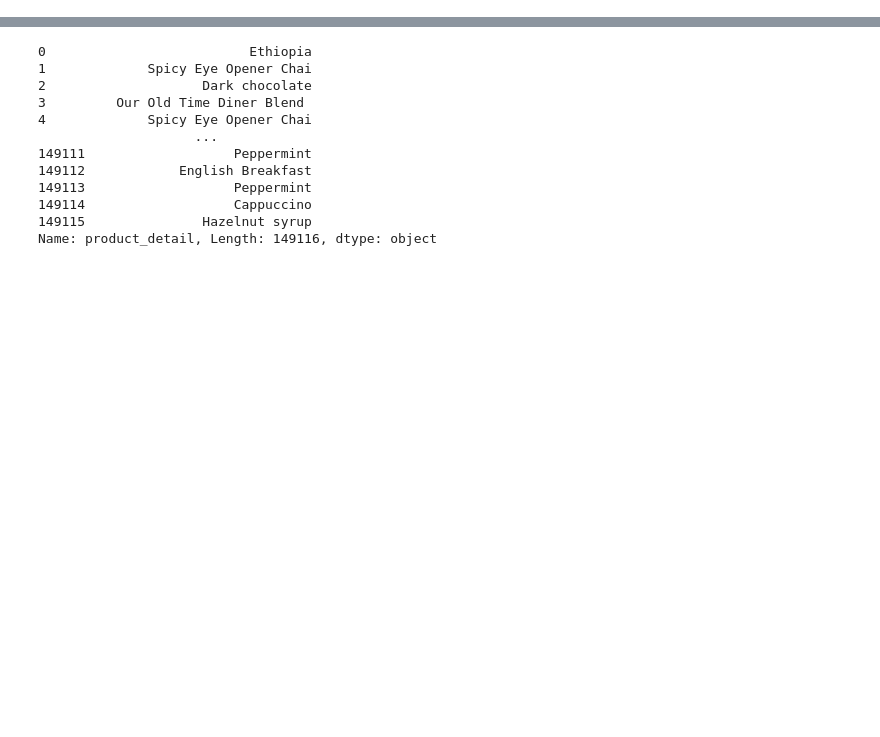
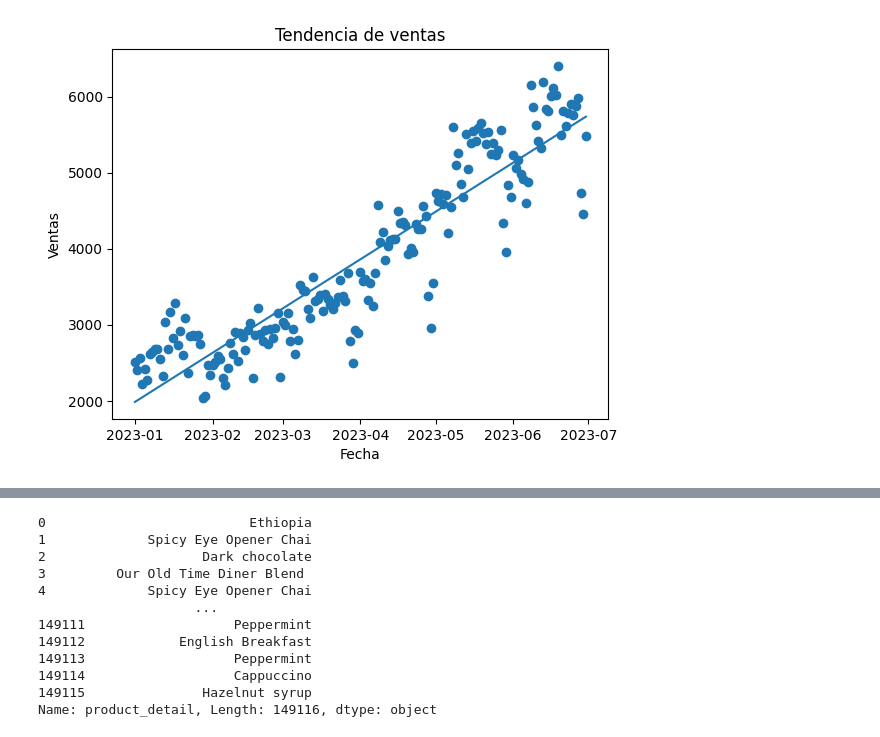
Before and after one commit to cinna-vk/Analisis-en-ventas-de-una-cafeteria, a Jupyter notebook: mineria_PIA.ipynb, the cells around one changed output, grey strips where cells are left out. Cells and saved outputs as stored; diff of their text form; code cells hidden in the pictures; blank space fills up the shorter version.

```diff
--- a/mineria_PIA.ipynb
+++ b/mineria_PIA.ipynb
@@ -9,0 +179,23 @@ Path to dataset files: C:\Users\Naomi\.cache\kagglehub\datasets\ahmedabbas757\co
+# %%
+import numpy as np
+df_daily = df.groupby('transaction_date')['total'].sum().reset_index()
+# Convertir fechas a número
+x = df_daily['transaction_date'].map(pd.Timestamp.toordinal)
+y = df_daily['total']
+
+# Regresión lineal
+m, b = np.polyfit(x, y, 1)
+
+# Línea de tendencia
+y_pred = m * x + b
+
+plt.scatter(df_daily['transaction_date'], y)
+plt.plot(df_daily['transaction_date'], y_pred)
+
+plt.title("Tendencia de ventas")
+plt.xlabel("Fecha")
+plt.ylabel("Ventas")
+
+plt.show()
+# %% [output]
+[figure, added]
```
Also changed, not shown: parts of 37 cells of this notebook.
